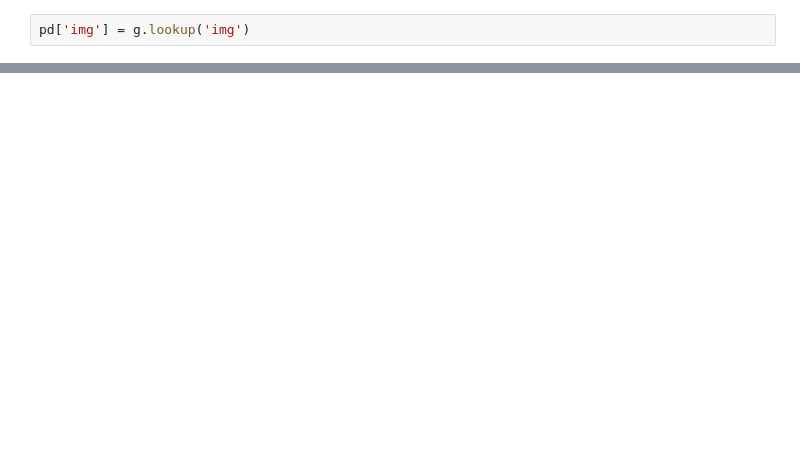
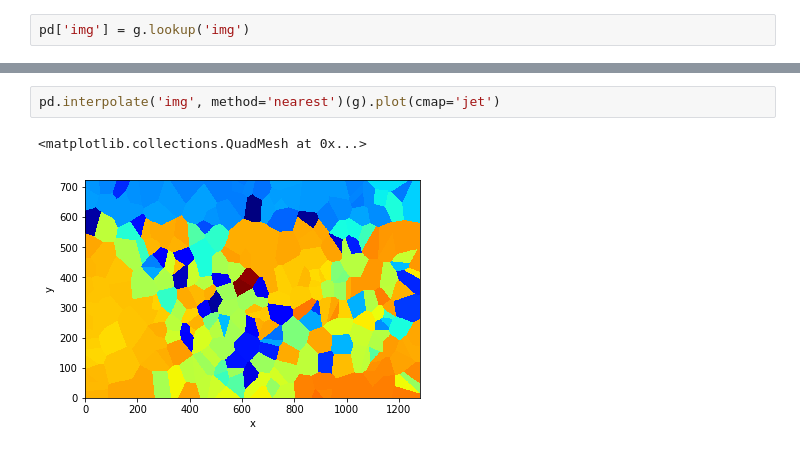
Before and after one commit to philippeller/dama, a Jupyter notebook: notebooks/histo_functions.ipynb, the cells around one changed output, grey strips where cells are left out. Saved outputs shown, nothing was run; the diff lists cells and outputs as text; blank space fills up the shorter version.

```diff
--- a/notebooks/histo_functions.ipynb
+++ b/notebooks/histo_functions.ipynb
@@ -507,0 +516,5 @@ pd.plot_scatter('x', 'y', 'img', s=0.1)
+# %%
+pd.interpolate('img', method='nearest')(g).plot(cmap='jet')
+# %% [output]
+<matplotlib.collections.QuadMesh at 0x...>
+[figure, added]
```
Also changed, not shown: parts of 40 cells of this notebook, 4 other files.
